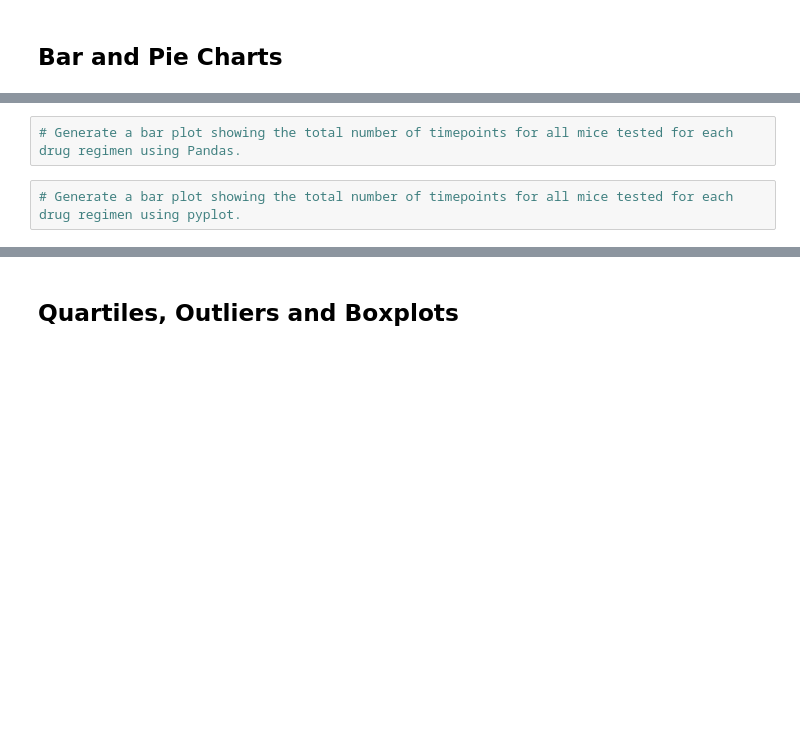
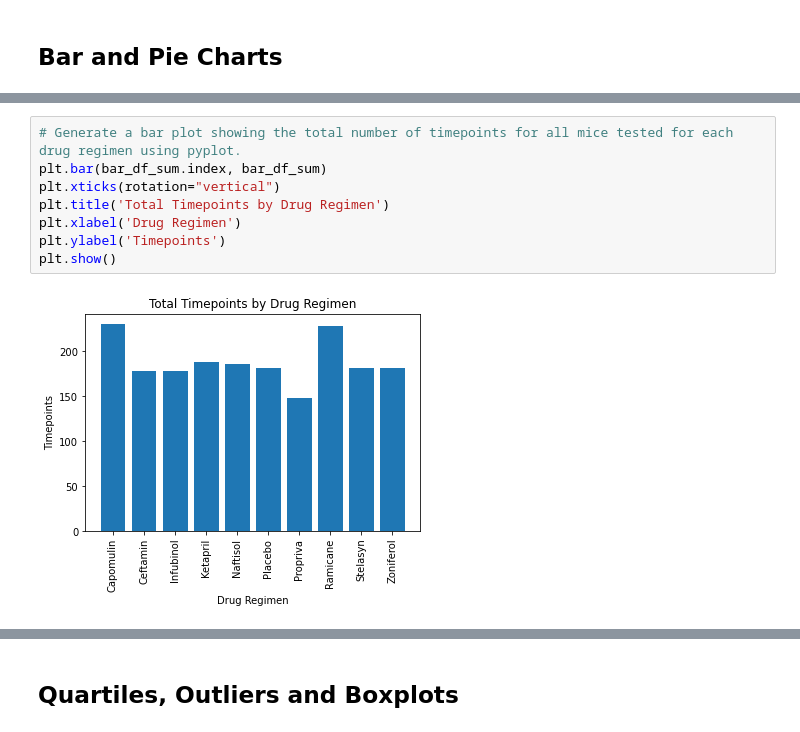
Before and after one commit to reiderwin/cancer-drug-analysis-viz, a Jupyter notebook: pymaceuticals_starter.ipynb, the cells around one changed output, grey strips where cells are left out. Drawn from its saved outputs; the diff is of its cells as text; blank space fills up the shorter version.

```diff
--- a/pymaceuticals_starter.ipynb
+++ b/pymaceuticals_starter.ipynb
@@ -89,4 +179,10 @@ total_clean
 # %%
-# Generate a bar plot showing the total number of timepoints for all mice tested for each drug regimen using Pandas.
+# Generate a bar plot showing the total number of timepoints for all mice tested for each drug regimen using pyplot.
+plt.bar(bar_df_sum.index, bar_df_sum)
+plt.xticks(rotation="vertical")
+plt.title('Total Timepoints by Drug Regimen')
+plt.xlabel('Drug Regimen')
+plt.ylabel('Timepoints')
+plt.show()
+# %% [output]
+[figure, added]
-# %%
-# Generate a bar plot showing the total number of timepoints for all mice tested for each drug regimen using pyplot.
```
Also changed, not shown: parts of 23 cells of this notebook.
